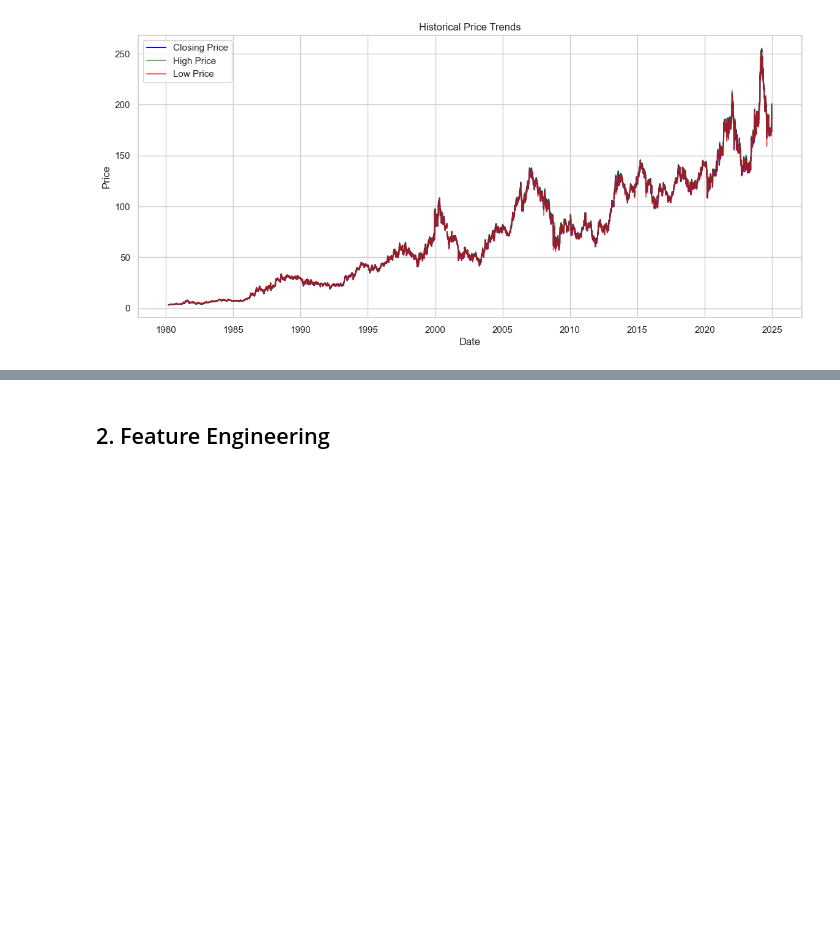
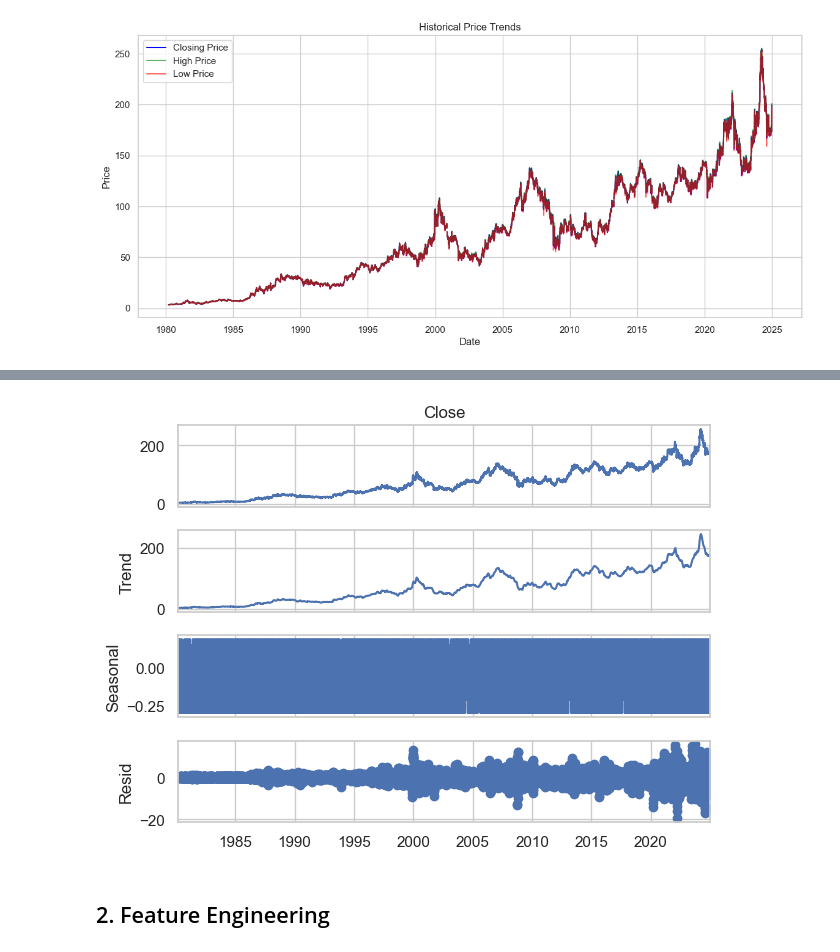
Before and after one commit to Intellihack-vFork/Intellihack_vFork_4, a Jupyter notebook: notebooks/main.ipynb, the cells around one changed output, grey strips where cells are left out. Saved outputs shown, nothing was run; the diff lists cells and outputs as text; code cells hidden in the pictures; blank space fills up the shorter version.

```diff
--- a/notebooks/main.ipynb
+++ b/notebooks/main.ipynb
@@ -63,3 +71,11 @@ max      255.000000  1.858270e+07
+# %%
+# Seasonal decomposition
+result = seasonal_decompose(df['Close'].ffill(), period=30, model='additive')
+result.plot()
+plt.tight_layout()
+plt.show()
+# %% [output]
+[figure, added]
 # %% [markdown]
 ## 2. Feature Engineering
 # %%
```
Also changed, not shown: parts of 2 cells of this notebook.
